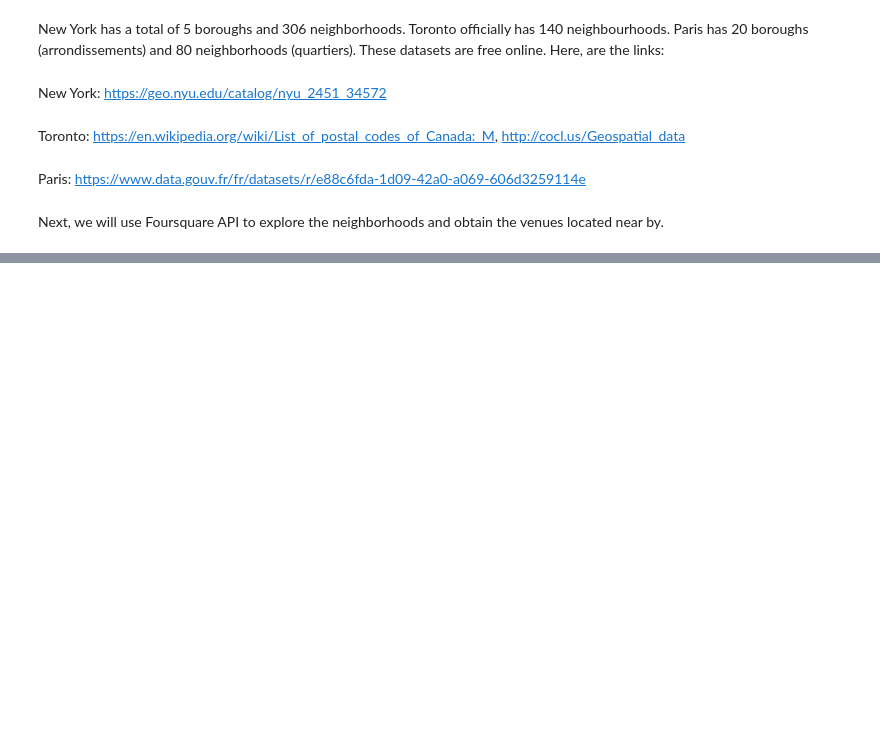
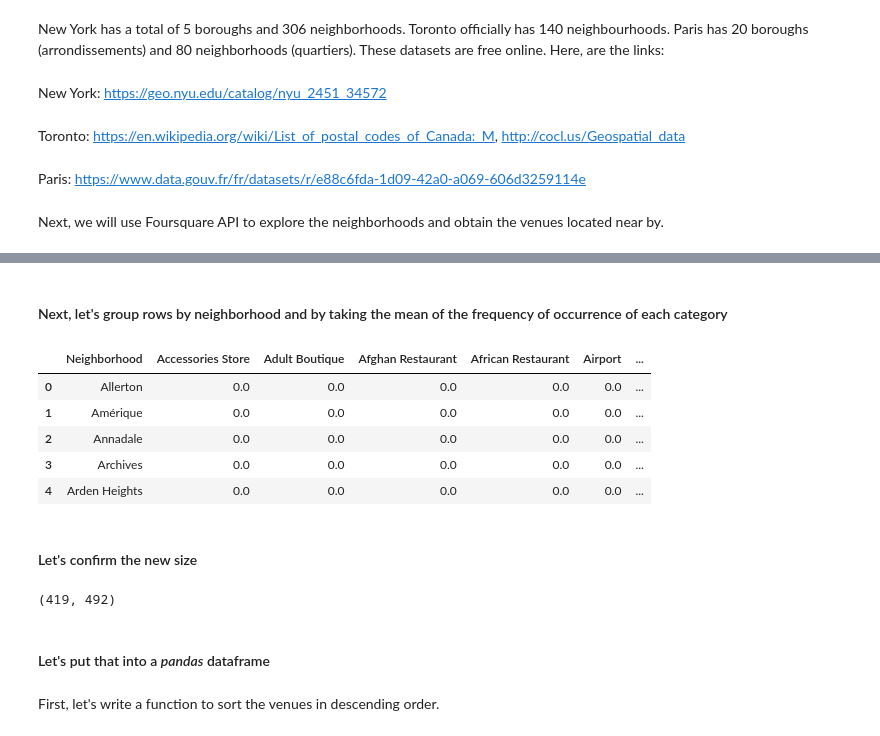
Before and after one commit to michmontano/github-example, a Jupyter notebook: Capstone_project_TheBattleofNeighborhoods_Week1.ipynb, the cells around one changed output, grey strips where cells are left out. Saved outputs shown, nothing was run; the diff lists cells and outputs as text; code cells hidden in the pictures; blank space fills up the shorter version.

```diff
--- a/Capstone_project_TheBattleofNeighborhoods_Week1.ipynb
+++ b/Capstone_project_TheBattleofNeighborhoods_Week1.ipynb
@@ -32,0 +450,22 @@ Next, we will use Foursquare API to explore the neighborhoods and obtain the ven
+# %% [markdown]
+#### Next, let's group rows by neighborhood and by taking the mean of the frequency of occurrence of each category
+# %%
+cities_grouped = cities_onehot.groupby('Neighborhood').mean().reset_index()
+cities_grouped.head()
+# %% [output]
+|  | Neighborhood | Accessories Store | Adult Boutique | Afghan Restaurant | African Restaurant | Airport | ... |
+| 0 | Allerton | 0.0 | 0.0 | 0.0 | 0.0 | 0.0 | ... |
+| 1 | Amérique | 0.0 | 0.0 | 0.0 | 0.0 | 0.0 | ... |
+| 2 | Annadale | 0.0 | 0.0 | 0.0 | 0.0 | 0.0 | ... |
+| 3 | Archives | 0.0 | 0.0 | 0.0 | 0.0 | 0.0 | ... |
+| 4 | Arden Heights | 0.0 | 0.0 | 0.0 | 0.0 | 0.0 | ... |
+# %% [markdown]
+#### Let's confirm the new size
+# %%
+cities_grouped.shape
+# %% [output]
+(419, 492)
+# %% [markdown]
+#### Let's put that into a *pandas* dataframe
+# %% [markdown]
+First, let's write a function to sort the venues in descending order.
```
Also changed, not shown: parts of 56 cells of this notebook.
